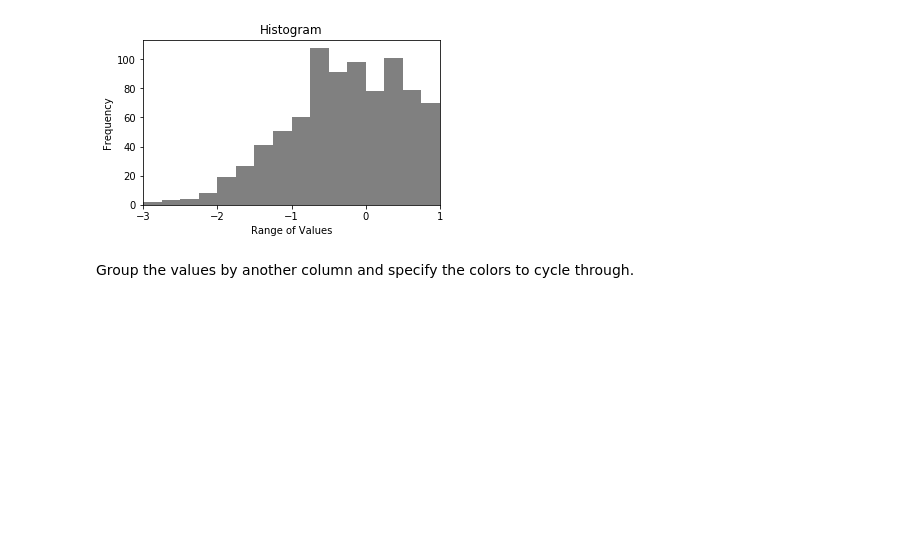
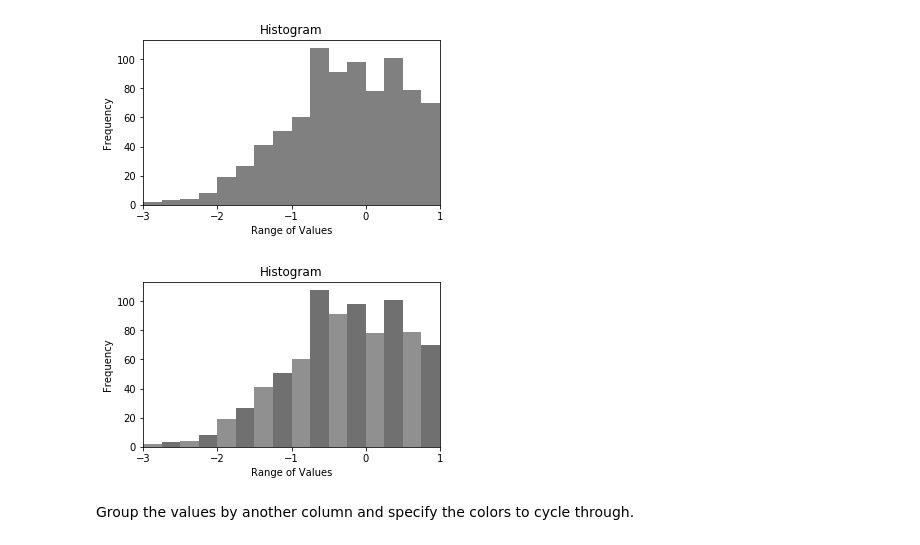
Before and after one commit to mastersign/mastersign-datascience, a Jupyter notebook: demo-plot.ipynb, the cells around one changed output. Drawn from its saved outputs; the diff is of its cells as text; code cells hidden in the pictures; blank space fills up the shorter version.

Commit message:
added support for multiple cycled colors in plot.hist

```diff
--- a/demo-plot.ipynb
+++ b/demo-plot.ipynb
@@ -346,6 +346,14 @@ pl.hist(data_2, 'value_a', xmin=-3, xmax=+1,
         figsize=(5, 3))
 # %% [output]
 [figure]
+# %%
+pl.hist(data_2, 'value_a', xmin=-3, xmax=+1,
+        bins=np.arange(-3, 1.25, 0.25), ticks=np.arange(-3, 2),
+        color=['#909090', '#707070'],
+        xlabel='Range of Values', ylabel='Frequency', title='Histogram',
+        figsize=(5, 3))
+# %% [output]
+[figure, added]
 # %% [markdown]
 Group the values by another column and specify the colors to cycle through.
 # %%
```
Also changed, not shown: parts of 1 cell of this notebook, 1 other file.
